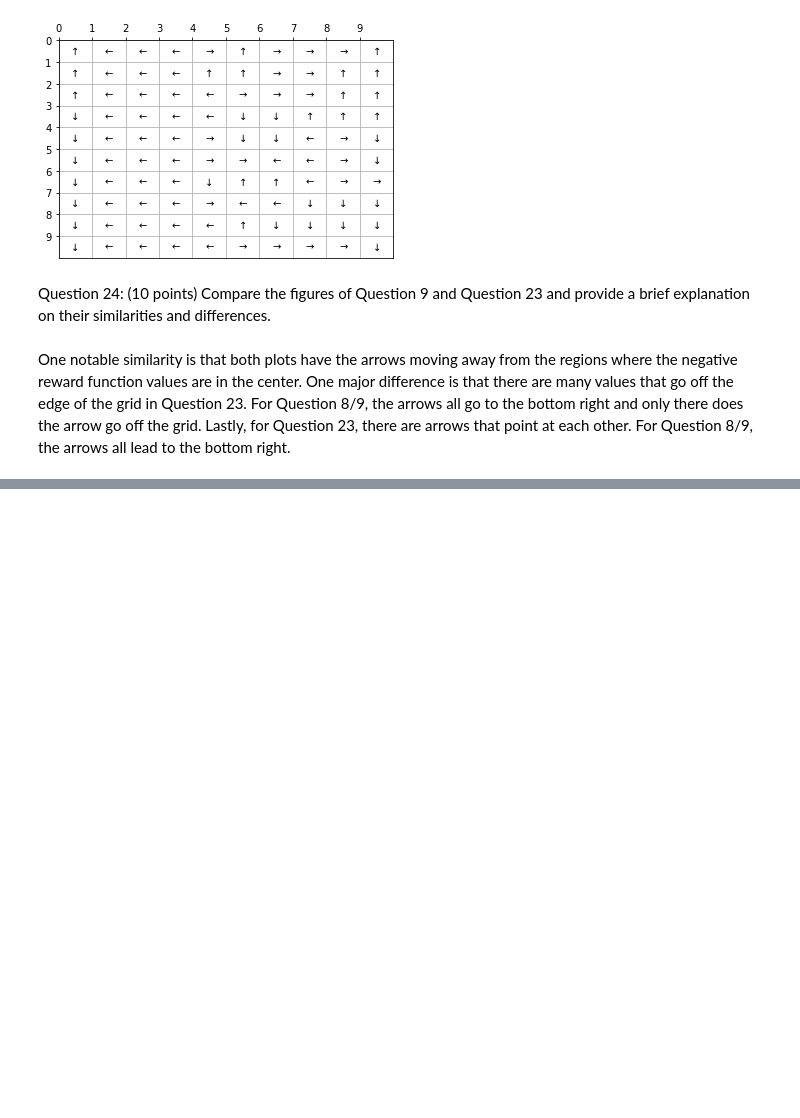
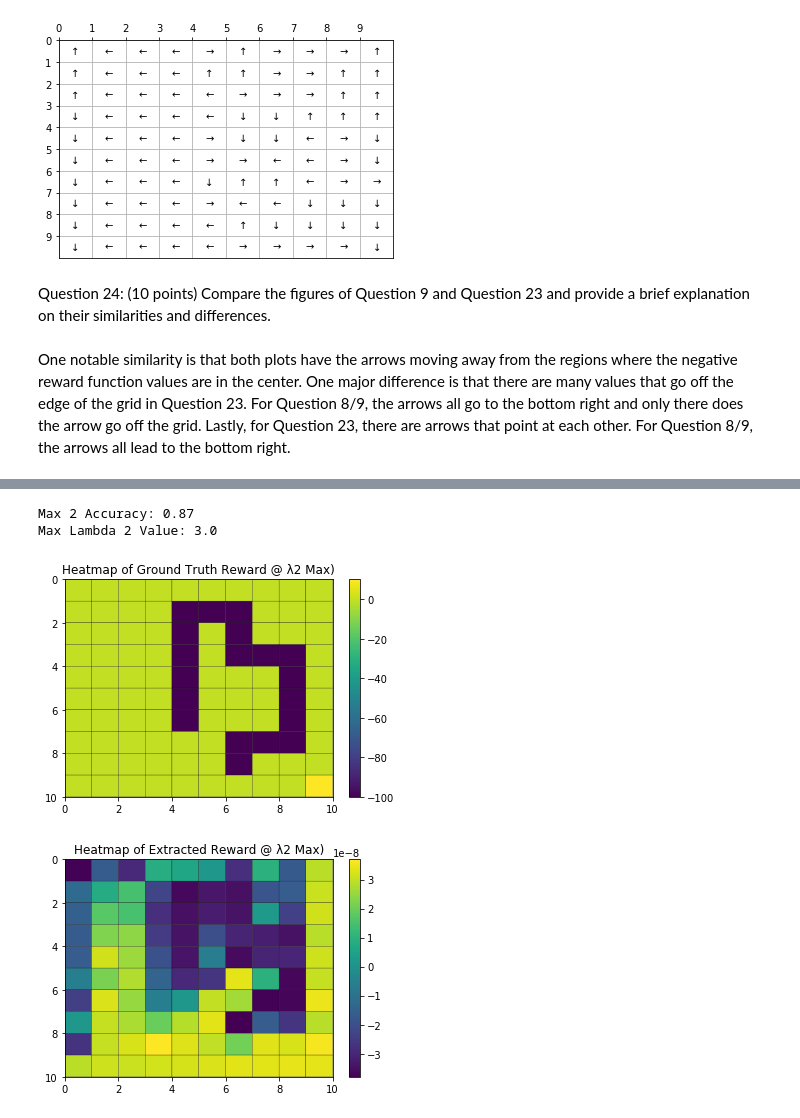
Before and after one commit to morgworth/ece232_team, a Jupyter notebook: Project 3/Morgan Project 3.ipynb, the cells around one changed output, grey strips where cells are left out. Cells and saved outputs as stored; diff of their text form; code cells hidden in the pictures; blank space fills up the shorter version.

```diff
--- a/Project 3/Morgan Project 3.ipynb
+++ b/Project 3/Morgan Project 3.ipynb
@@ -672,0 +1009,29 @@ One notable similarity is that both plots have the arrows moving away from the r
+# %%
+acc_max2 = np.argmax(all_accuracies[1])
+lambda_max2 = lambdas_list[acc_max2]
+print('Max 2 Accuracy:', all_accuracies[1][acc_max2])
+print('Max Lambda 2 Value:', lambda_max2)
+# %% [output]
+Max 2 Accuracy: 0.87
+Max Lambda 2 Value: 3.0
+# %%
+#get the reward function for the extracted reward at reward 2 max
+c, D, b = make_D_matrix(o_e, p, 1, gamma, lambda_max2, maximum)
+irl_solve = solvers.lp(matrix(c), matrix(D), matrix(b))
+r2 = np.array(irl_solve['x'][:100]).reshape(10,10).T
+
+#Plot heatmaps
+plt.pcolor(reward_fnx2, edgecolors='black')
+plt.gca().invert_yaxis()
+plt.colorbar()
+plt.title("Heatmap of Ground Truth Reward @ λ2 Max)")
+plt.show()
+
+plt.pcolor(r2, edgecolors='black')
+plt.gca().invert_yaxis()
+plt.colorbar()
+plt.title("Heatmap of Extracted Reward @ λ2 Max)")
+plt.show()
+# %% [output]
+[figure, added]
+[figure, added]
```
Also changed, not shown: parts of 9 cells of this notebook.
